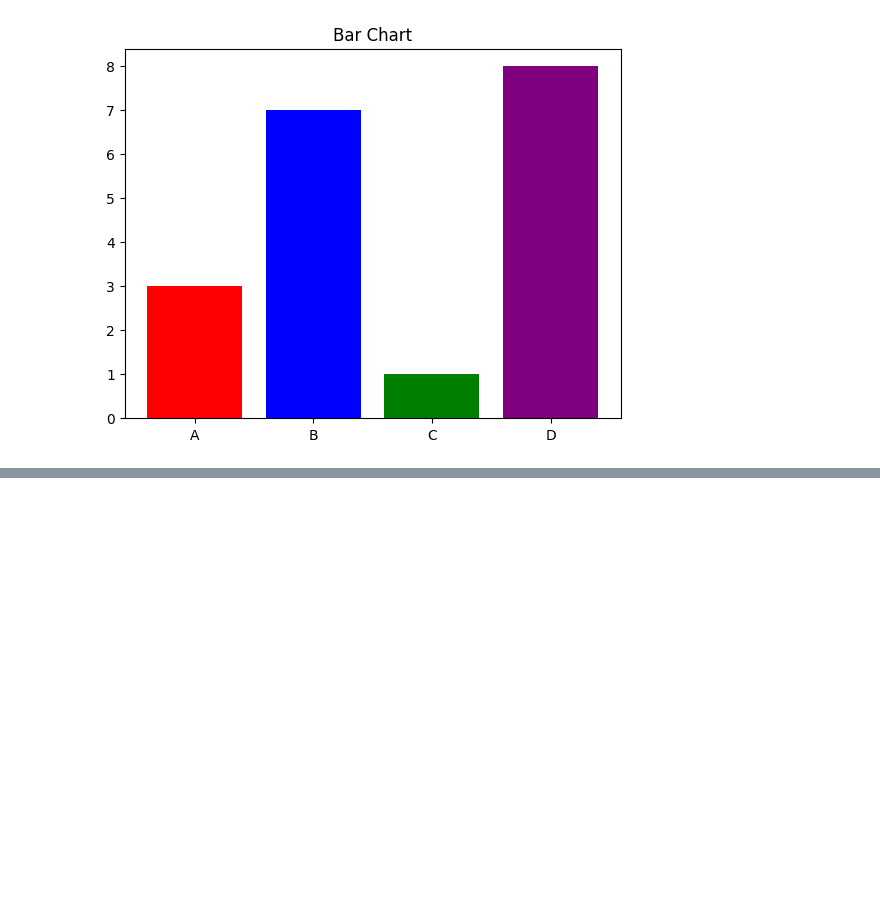
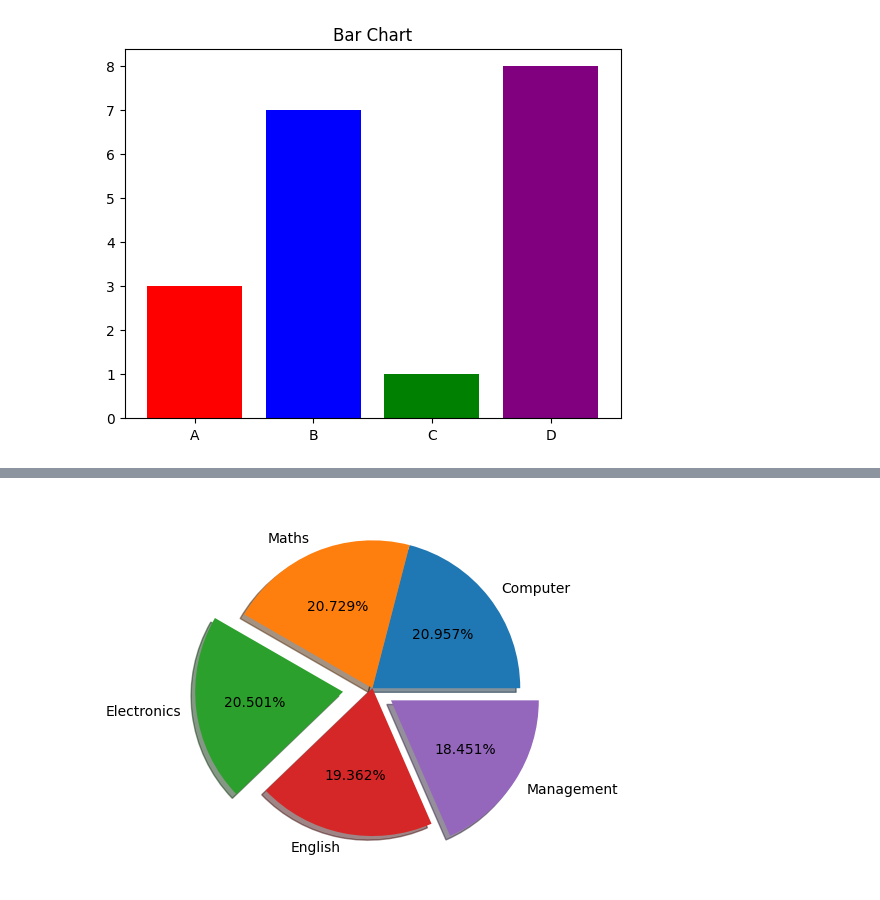
Before and after one commit to Rithvik1709/100-days-of-grind, a Jupyter notebook: ML/Day 02 matplotlib/working with matplotlib.ipynb, the cells around one changed output, grey strips where cells are left out. Saved outputs shown, nothing was run; the diff lists cells and outputs as text; code cells hidden in the pictures; blank space fills up the shorter version.

```diff
--- a/ML/Day 02 matplotlib/working with matplotlib.ipynb
+++ b/ML/Day 02 matplotlib/working with matplotlib.ipynb
@@ -72,0 +103,7 @@ plt.show()
+# %%
+marks = np.array([92,91,90,85,81])
+subjects = ["Computer","Maths","Electronics","English","Management"]
+plt.pie(marks,labels=subjects,shadow=True,explode=[0,0,0.2,0,0.15],autopct="%0.3f%%")
+plt.show()
+# %% [output]
+[figure, added]
```
Also changed, not shown: parts of 17 cells of this notebook.
